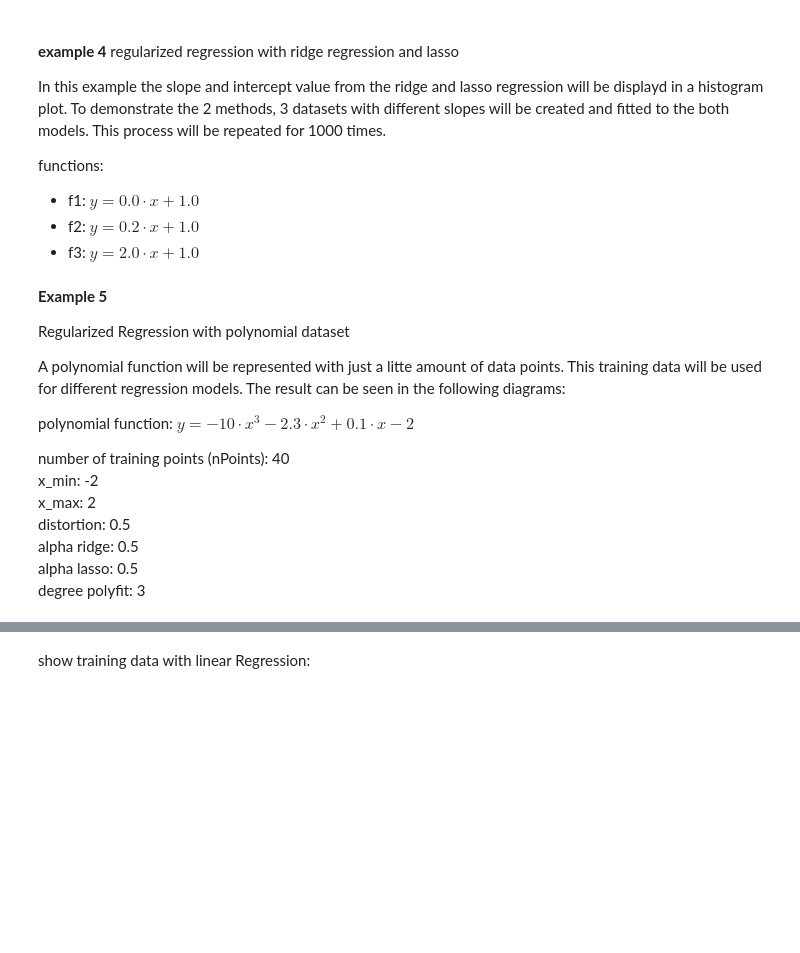
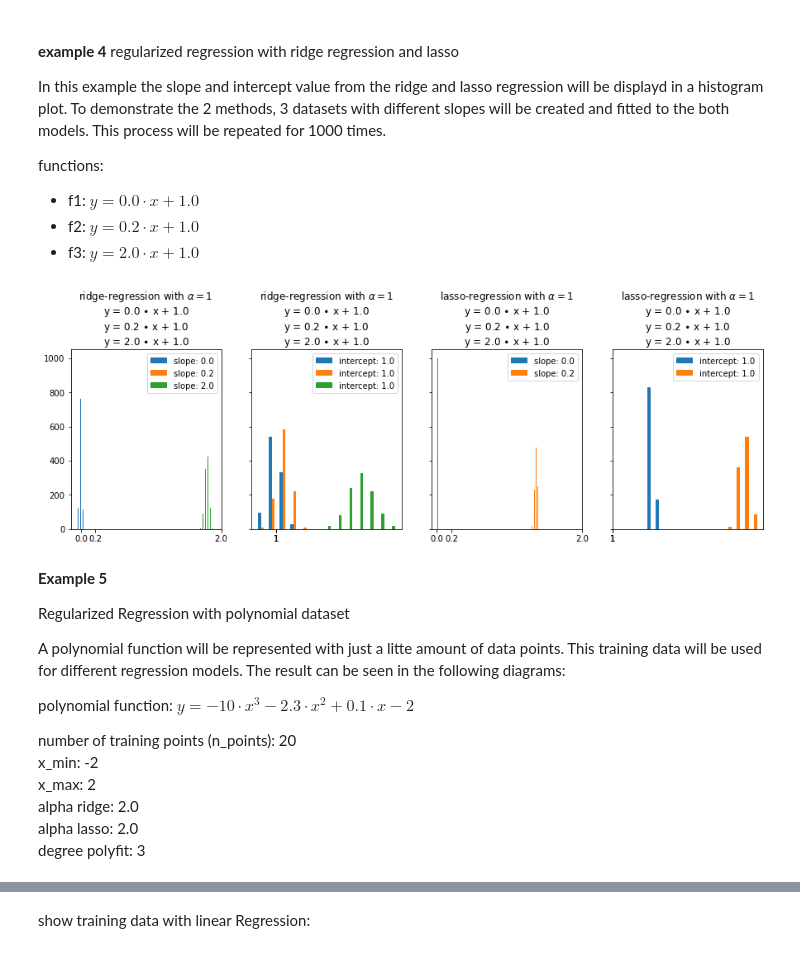
Before and after one commit to iubh/DLMDSML01_DEV, a Jupyter notebook: linear regression_en.ipynb, the cells around one changed output, grey strips where cells are left out. Cells and saved outputs as stored; diff of their text form; code cells hidden in the pictures; blank space fills up the shorter version.

```diff
--- a/linear regression_en.ipynb
+++ b/linear regression_en.ipynb
@@ -346,7 +356,7 @@ functions:
 - f2: $y=0.2\cdot x+ 1.0$
 - f3: $y=2.0\cdot x+ 1.0$
 # %%
-import numpy as np
+from numpy import random, empty, linspace
 from sklearn.linear_model import Ridge
 from sklearn.linear_model import Lasso
 import matplotlib.pyplot as plt
@@ -367,8 +377,8 @@ slopes=[0.0, 0.2, 2.0]
 #
 intercept = [1.0, 1.0, 1.0]
 #
-coef_result = np.empty([n_repeats,6])
-intercpt_result = np.empty([n_repeats,6])
+coef_result = empty([n_repeats,6])
+intercpt_result = empty([n_repeats,6])
 #
 ridgemodel = Ridge(alpha=alpha)
 lassomodel = Lasso(alpha=alpha, max_iter=1e5)
@@ -423,33 +433,35 @@ axes[0].hist(coef_result[:,0:3], 55)
 axes[1].hist(intercpt_result[:,0:3], 13)
 axes[2].hist(coef_result[:,4:6], 55)
 axes[3].hist(intercpt_result[:,4:6], 13)
 #
 axes[0].set_xticks(slopes)
 # axes[0].set_ylim([0,1000])
 axes[1].set_xticks(intercept)
 axes[2].set_xticks(slopes)
 axes[3].set_xticks(intercept)
 
 #
 str0 = r"ridge-regression with $\alpha = {{{}}}$".format(alpha)
 str0 += "\n"
 str0 += r"y = {} $\bullet$ x + {}".format(slopes[0], intercept[0])
 str0 += "\n"
 str0 += r"y = {} $\bullet$ x + {}".format(slopes[1], intercept[1])
 str0 += "\n"
 str0 += r"y = {} $\bullet$ x + {}".format(slopes[2], intercept[2])
 axes[0].set_title(str0)
 axes[0].legend(['slope: %.1f'%slopes[0], 'slope: %.1f'%slopes[1], 'slope: %.1f'%slopes[2]])
 axes[1].set_title(str0)
 axes[1].legend(['intercept: %.1f' %intercept[0], 'intercept: %.1f' %intercept[1], 'intercept: %.1f' %intercept[2]])
 #
 str1 = str0.replace('ridge', 'lasso')
 axes[2].set_title(str1)
 axes[2].legend(['slope: %.1f'%slopes[0], 'slope: %.1f'%slopes[1], 'slope: %.1f'%slopes[2]])
 axes[3].set_title(str1)
 axes[3].legend(['intercept: %.1f' %intercept[0], 'intercept: %.1f' %intercept[1], 'intercept: %.1f' %intercept[2]])
 #
 plt.show()
+# %% [output]
+[figure, added]
 # %% [markdown]
 <a id="example_5"></a>**Example 5**
 
@@ -460,12 +472,11 @@ A polynomial function will be represented with just a litte amount of data point
 polynomial function:
 $y= -10 \cdot x^3 - 2.3 \cdot x^2 + 0.1\cdot x -2$
 
-number of training points (nPoints): 40<br>
+number of training points (n_points): 20<br>
 x_min: -2<br>
 x_max: 2<br>
-distortion: 0.5<br>
-alpha ridge: 0.5<br>
-alpha lasso: 0.5<br>
+alpha ridge: 2.0<br>
+alpha lasso: 2.0<br>
 degree polyfit: 3<br>
 # %%
 #
```
Also changed, not shown: parts of 15 cells of this notebook, 6 other files.
